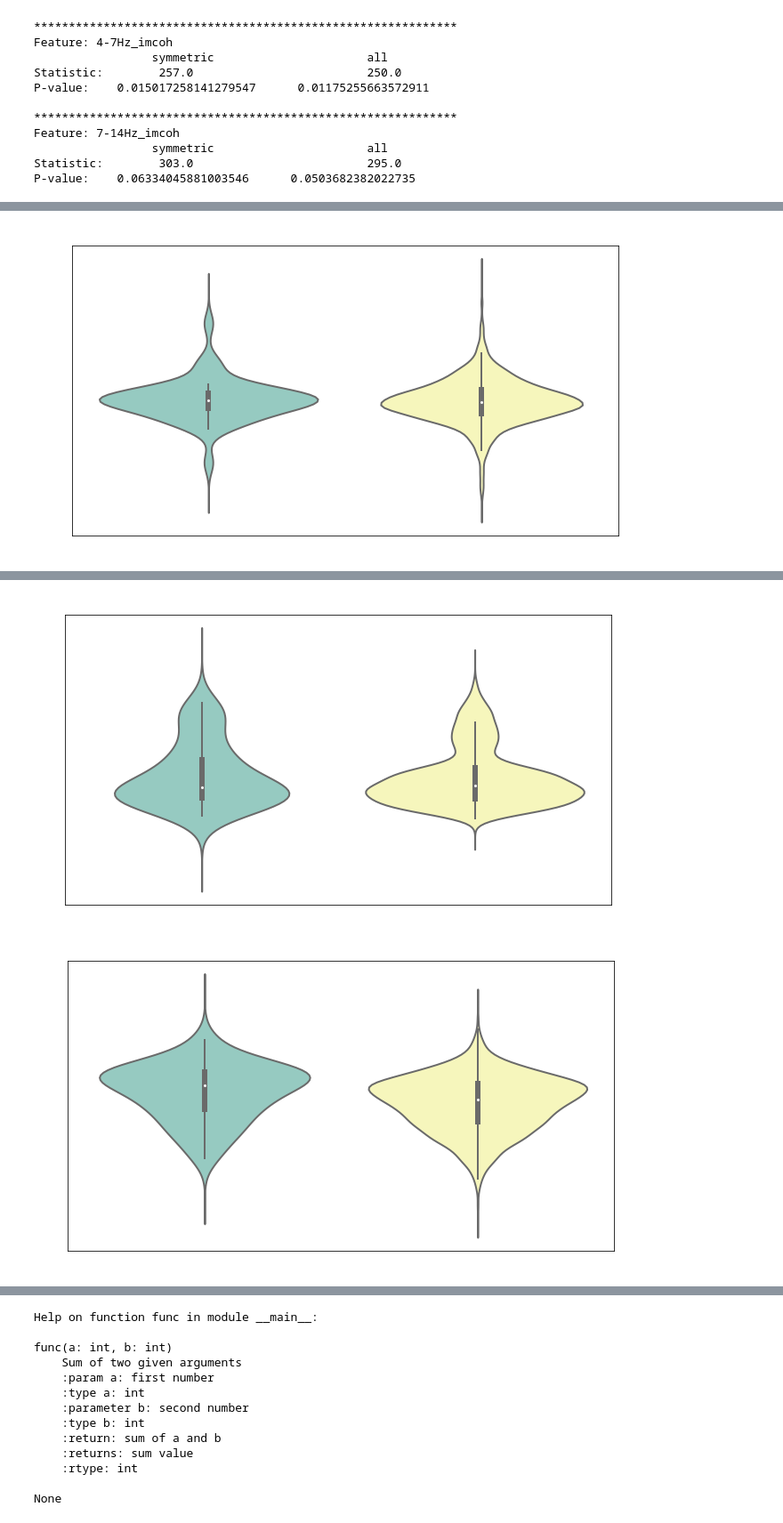
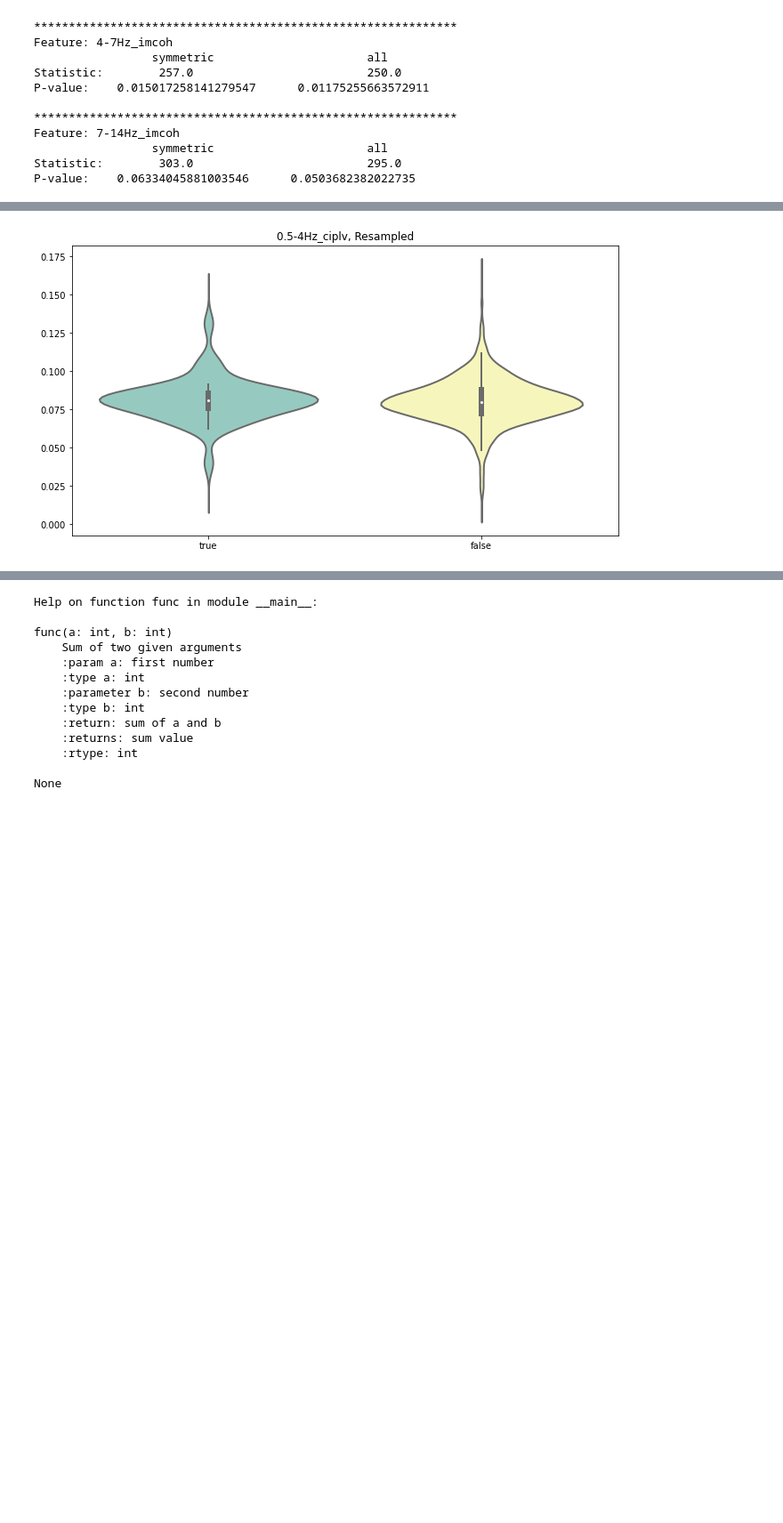
Before and after one commit to 1101AlexZab1011/NodesEstimation, a Jupyter notebook: pipeline.ipynb, the cells around one changed output, grey strips where cells are left out. Shown at 89% size. Cells and saved outputs as stored; diff of their text form; code cells hidden in the pictures; blank space fills up the shorter version.

Commit message:
black color in text for plots

```diff
--- a/pipeline.ipynb
+++ b/pipeline.ipynb
@@ -286,3 +286,25 @@ Feature: 7-14Hz_imcoh
                  symmetric                      all
 Statistic:        303.0                         295.0
 P-value:    0.06334045881003546      0.0503682382022735
+# %%
+mpl.rcParams['text.color'] = 'black'
+mpl.rcParams['xtick.color'] = 'black'
+mpl.rcParams['ytick.color'] = 'black'
+mpl.rcParams['axes.labelcolor'] = 'black'
+
+for i in range(len(true_data.columns)):
+    f, ax = plt.subplots(figsize=(11, 6))
+    sns.violinplot(
+        data=[
+            true_data[true_data.columns[i]].to_numpy(),
+            false_data[false_data.columns[i]].to_numpy(),
+        ],
+        palette="Set3",
+        bw='scott',
+        cut=5,
+        linewidth=2,
+    )
+    labels = ['true', 'false']
+    ax.set_xticks(np.arange(len(labels)))
+    ax.set_xticklabels(labels= labels)
+    ax.set_title(true_data.columns[i] + ', All')
@@ -289,15 +361,15 @@ P-value:    0.06334045881003546      0.0503682382022735
 # %%
-mpl.rcParams['text.color'] = 'w'
-mpl.rcParams['xtick.color'] = 'w'
-mpl.rcParams['ytick.color'] = 'w'
-mpl.rcParams['axes.labelcolor'] = 'w'
+# mpl.rcParams['text.color'] = 'w'
+# mpl.rcParams['xtick.color'] = 'w'
+# mpl.rcParams['ytick.color'] = 'w'
+# mpl.rcParams['axes.labelcolor'] = 'w'
 
 for i in range(len(true_data.columns)):
     f, ax = plt.subplots(figsize=(11, 6))
     sns.violinplot(
         data=[
             true_data[true_data.columns[i]].to_numpy(),
-            false_data[false_data.columns[i]].to_numpy(),
+            false_data[resampled_false_df.columns[i]].to_numpy(),
         ],
         palette="Set3",
         bw='scott',
@@ -307,5 +379,5 @@ for i in range(len(true_data.columns)):
     labels = ['true', 'false']
     ax.set_xticks(np.arange(len(labels)))
     ax.set_xticklabels(labels= labels)
-    ax.set_title(true_data.columns[i] + ', All')
+    ax.set_title(true_data.columns[i] + ', Resampled')
 # %% [output]
@@ -315 +387 @@ for i in range(len(true_data.columns)):
-[figure, old version]
+[figure, new version]
@@ -317,2 +388,0 @@ for i in range(len(true_data.columns)):
-[figure, removed]
-[figure, removed]
```
Also changed, not shown: parts of 5 cells of this notebook.
